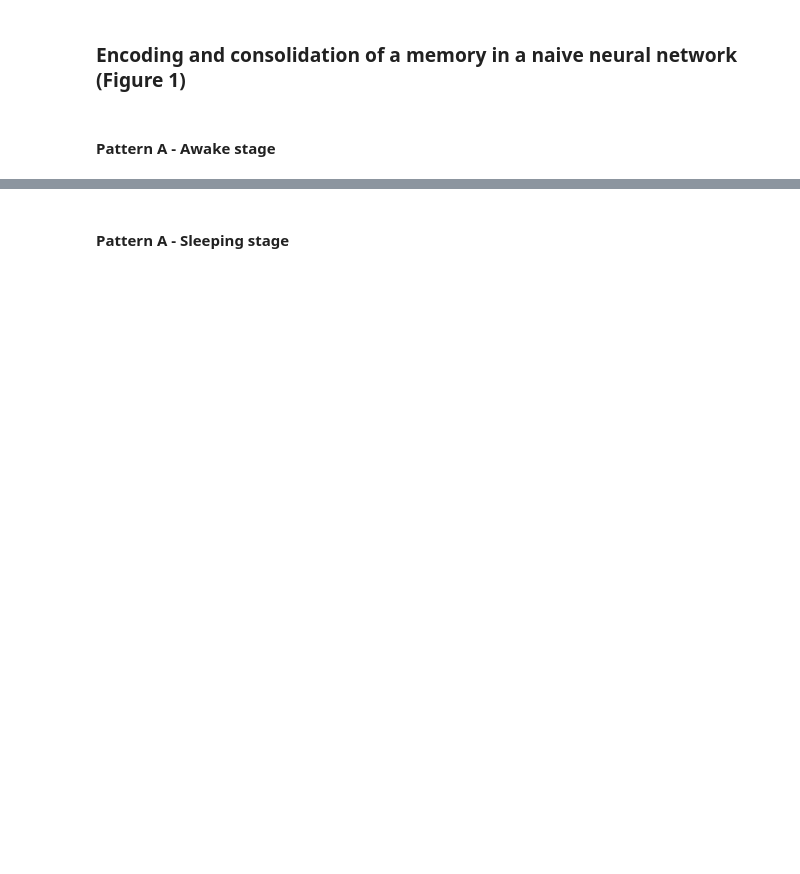
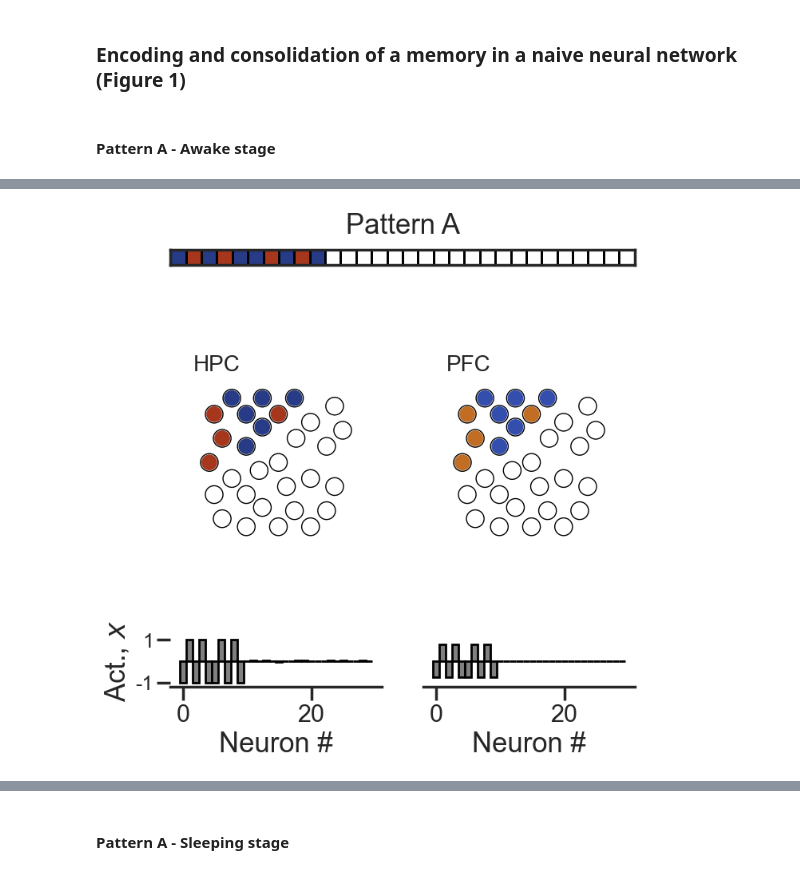
Before and after one commit to inesCompleto/role_PFC_consolidation, a Jupyter notebook: Code_Figs.ipynb, the cells around one changed output, grey strips where cells are left out. Cells and saved outputs as stored; diff of their text form; code cells hidden in the pictures; blank space fills up the shorter version.

```diff
--- a/Code_Figs.ipynb
+++ b/Code_Figs.ipynb
@@ -192,58 +467,101 @@ neuron_positions = [
 # %% [markdown]
 #### Pattern A - Awake stage
 # %%
+"""
+Parameters
+"""
 n_HPC = 30
 n_PFC = 30
 n_total = n_HPC + n_PFC
 
 learn_HPC = 0.45
 decay_HPC = 0.55
-learn_PFC = 0.06  # or 0.06
+learn_PFC = 0.06
 decay_PFC = 0
 dt=0.01
 
+"""
+Initialize variables
+"""
 # Connectivity matrix
 weights = np.zeros((n_total, n_total))
-v1 = [i for i in range(n_HPC, n_total)]
-v2 = [i for i in range(0, n_HPC)]
-weights[v2,v1]=-1
-weights[v1,v2]=0.5
+weights[:n_HPC, :n_HPC] = np.random.normal(loc=0, scale=0.03, size=(n_HPC, n_HPC))
+v1 = [i for i in range(n_HPC, n_total)] # indices of PFC neurons
+v2 = [i for i in range(0, n_HPC)] # indices of HPc neurons
+weights[v2,v1]=-1 # inhibitory PFC-to-HPC connections (post,pre)
+weights[v1,v2]=0.5 # excitatory HPC-to-PFC connections (post,pre)
 
+# Firing rates
 r =  np.zeros(n_total)
-r_total = []
 
-P = np.array([-1, 1, -1,  1, -1,-1, 1, -1,  1, -1])
+# External input
+P = np.array([-1, 1, -1,  1, -1,-1, 1, -1,  1, -1]) # pattern A
 P_zeros = np.zeros(20)
-P = np.concatenate((P, P_zeros))
-Ext_input = P.reshape(1,n_HPC)
-pattern = np.copy(P)
+P = np.concatenate((P, P_zeros)) # external input acting on one region
 print('pattern to store:', P)
-P=np.concatenate((P,P))
+Pattern_A = np.copy(P)
+P=np.concatenate((P,P)) # external input acting on full HPC-PFC network
 
-i=0
+"""
+Run simulation
+"""
+r_final, weights_awake_A, *_ = run_awake(r, weights, P)
 
-while True:
+r_final_HPC = r_final[:n_HPC].reshape(1,n_HPC)
+r_final_PFC = r_final[n_HPC:].reshape(1,n_HPC)
 
-    weights[:n_HPC,:n_HPC] += dt*hebbian(weights[:n_HPC,:n_HPC], r[:n_HPC], learn_HPC, decay_HPC)
-    weights[n_HPC:,n_HPC:] += dt*hebbian(weights[n_HPC:,n_HPC:], r[n_HPC:], learn_PFC, decay_PFC)
 
-    r_new = r + dt*hopfield(r, weights, P, n_HPC)
+"""
+Plots
+"""
+import matplotlib.pyplot as plt
+import seaborn as sns
+from mpl_toolkits.axes_grid1 import make_axes_locatable
+sns.set(style='white')
+sns.set_style('ticks')
+sns.set_context('poster')
 
-    r_total.append(r)
 
-    if i>7600:
-        print(r_new)
-        break
+# Figure 1 a)
+fig = plt.figure(figsize=(7.5, 7.5))
+grid = plt.GridSpec(3, 2, hspace=1, width_ratios=[1, 1], height_ratios=[1, 2.5, 0.8])
 
-    i+=1
-    r = r_new
+ax_input = fig.add_subplot(grid[0, :])
+plot_input(Pattern_A, 'Pattern A', cmap, ax=ax_input)
 
-r_total = list(zip(*r_total))
+ax_rnn_hpc = fig.add_subplot(grid[1, 0])
+plot_RNN('HPC',  r_final_HPC, cmap=cmap, circle_radius=0.055, ax=ax_rnn_hpc)
 
-r_final_HPC = r[:n_HPC].reshape(1,n_HPC)
-r_final_PFC = r[n_HPC:].reshape(1,n_HPC)
+ax_rnn_pfc = fig.add_subplot(grid[1, 1])
+plot_RNN('PFC', r_final_PFC, cmap=cmap, circle_radius=0.055, ax=ax_rnn_pfc)
 
-trained_weights_awake1 = np.copy(weights)
+# Bar graph with states for HPC
+x = np.arange(n_HPC)
+ax_bar_hpc = fig.add_subplot(grid[2, 0])
+bar_activity(x, r_final_HPC, ax=ax_bar_hpc, ylabel=True)
+
+
+# Bar graph with states for PFC
+ax_bar_pfc = fig.add_subplot(grid[2, 1])
+bar_activity(x, r_final_PFC, ax=ax_bar_pfc, ylabel=False)
+
+
+# Adjust layout and save the figure
+plt.savefig('Figure1_a.png', dpi=600, transparent=True)
+plt.show
+
+# Figure 1 b)
+fig = plt.figure(figsize=(7, 4.5))
+grid = plt.GridSpec(1, 2)
+
+ax_W_hpc = fig.add_subplot(grid[0, 0])
+plot_weights( weights_awake_A[:n_HPC, :n_HPC], '$W_{HPC}$', ax=ax_W_hpc )
+
+ax_W_pfc = fig.add_subplot(grid[0, 1])
+plot_weights( weights_awake_A[n_HPC:, n_HPC:], '$W_{PFC}$', ax=ax_W_pfc, ylabel=False )
+plt.tight_layout()
+plt.savefig('Figure1_b.png', dpi=600, transparent=True)
+plt.show()
 # %% [output]
 pattern to store: [-1.  1. -1.  1. -1. -1.  1. -1.  1. -1.  0.  0.  0.  0.  0.  0.  0.  0.
   0.  0.  0.  0.  0.  0.  0.  0.  0.  0.  0.  0.]
@@ -259,0 +568 @@ pattern to store: [-1.  1. -1.  1. -1. -1.  1. -1.  1. -1.  0.  0.  0.  0.  0.
+[figure, added]
```
Also changed, not shown: parts of 69 cells of this notebook.
